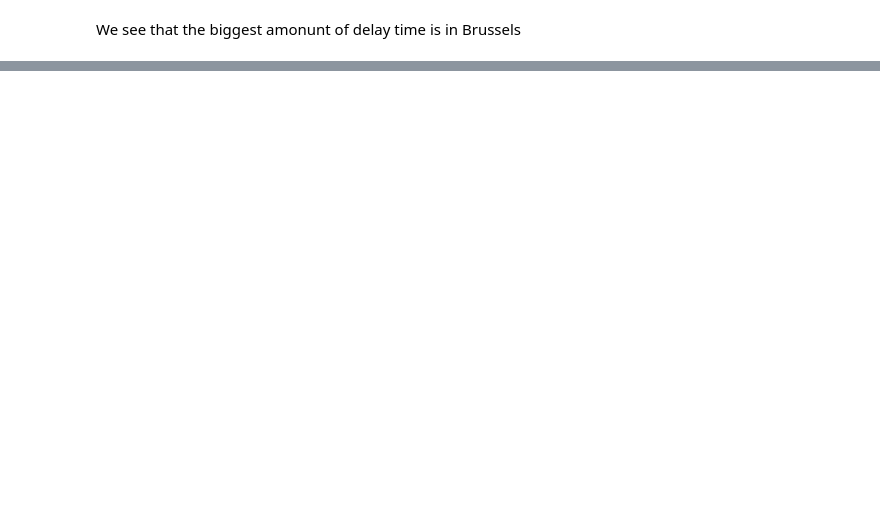
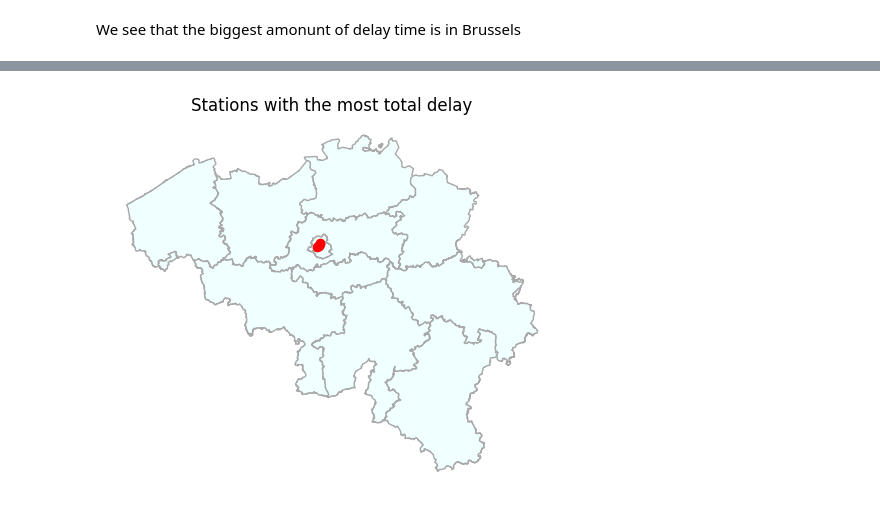
Before and after one commit to Seoyangsam/ACRM, a Jupyter notebook: src/Q7.ipynb, the cells around one changed output, grey strips where cells are left out. Saved outputs shown, nothing was run; the diff lists cells and outputs as text; code cells hidden in the pictures; blank space fills up the shorter version.

```diff
--- a/src/Q7.ipynb
+++ b/src/Q7.ipynb
@@ -140,0 +117,5 @@ array(['antwerpen-centraal', 'brussel-centraal/bruxelles-central',
+# %%
+provinces = data.provinces
+stations = data.stations
+map_brussels = data.map_brussels
+map_brussels
@@ -140,0 +125,11 @@ array(['antwerpen-centraal', 'brussel-centraal/bruxelles-central',
+# %%
+fig, ax = plt.subplots()
+data.provinces.plot(ax=ax, color = "#F0FFFF", edgecolor = "darkgrey")
+plt.scatter(stations[stations["name"].isin(["Brussel-Centraal/Bruxelles-Central", "Brussel-Noord/Bruxelles-Nord", "Brussel-Kapellekerk/Bruxelles-Chapelle", "Brussel-Congres/Bruxelles-Congrès", "Brussel-Zuid/Bruxelles-Midi"])]["longitude"], stations[stations["name"].isin(["Brussel-Centraal/Bruxelles-Central", "Brussel-Noord/Bruxelles-Nord", "Brussel-Kapellekerk/Bruxelles-Chapelle", "Brussel-Congres/Bruxelles-Congrès", "Brussel-Zuid/Bruxelles-Midi"],)]["latitude"], color = "red")
+# add a x label
+
+ax.axis('off')
+plt.title("Stations with the most total delay")
+plt.show()
+# %% [output]
+[figure, added]
```
Also changed, not shown: parts of 8 cells of this notebook, 5 other files.
